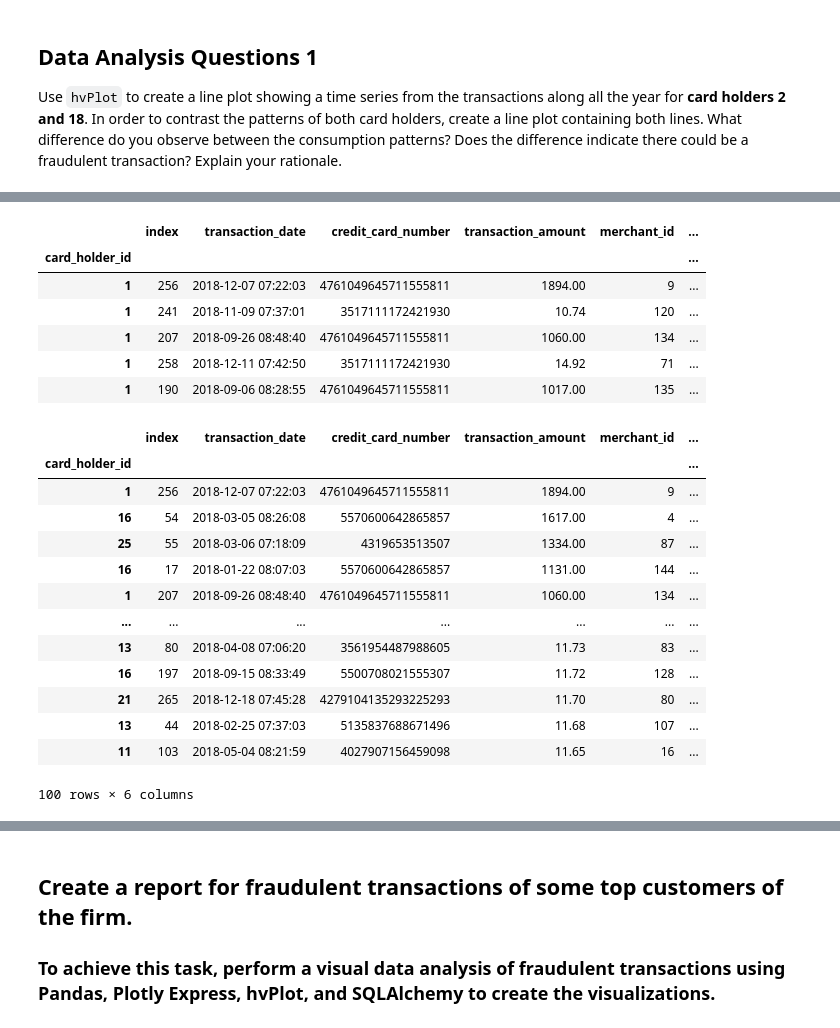
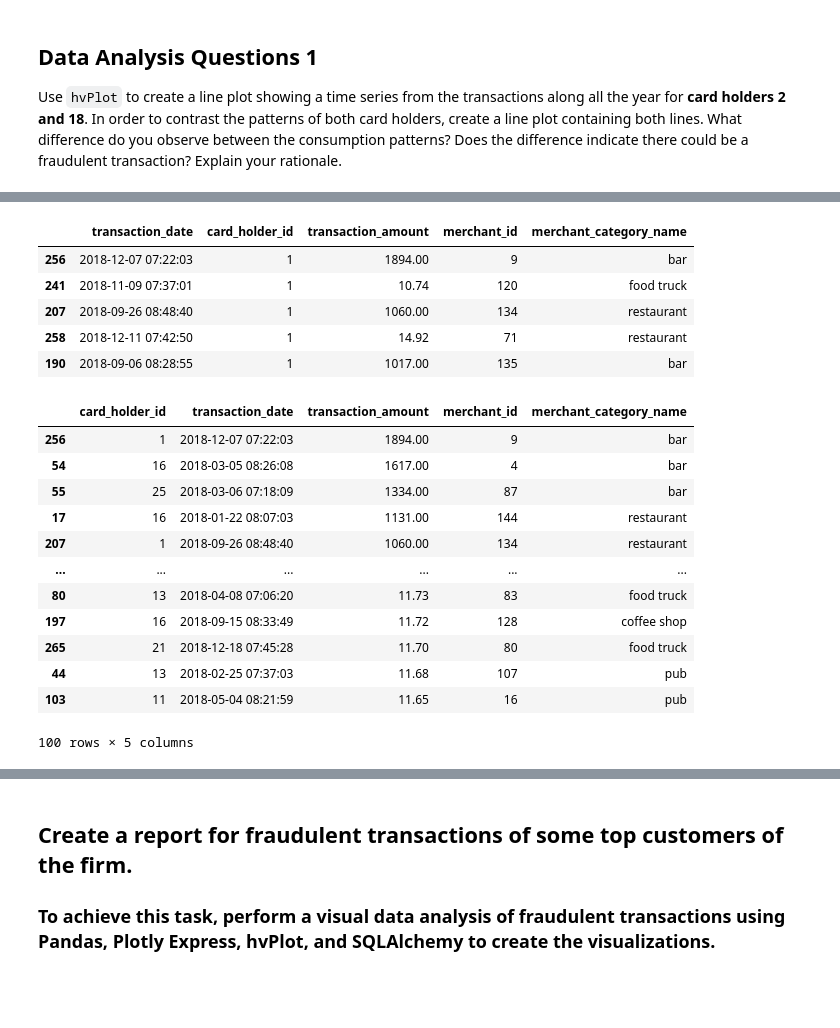
Before and after one commit to jonowens/suspicious_transactions, a Jupyter notebook: visual_data_analysis.ipynb, the cells around one changed output, grey strips where cells are left out. Cells and saved outputs as stored; diff of their text form; code cells hidden in the pictures; blank space fills up the shorter version.

```diff
--- a/visual_data_analysis.ipynb
+++ b/visual_data_analysis.ipynb
@@ -57,33 +60,34 @@ df_card_holder_hours_7_to_9.head()
 # %%
 # Group transactions for each card holder
 df_card_holder_hours_7_to_9.reset_index(inplace=True)
-df_card_holder_hours_7_to_9.set_index(['card_holder_id'], inplace=True)
-df_card_holder_hours_7_to_9.sort_index(inplace=True)
+#df_card_holder_hours_7_to_9.set_index(['card_holder_id'], inplace=True)
+#df_card_holder_hours_7_to_9.sort_index(inplace=True)
+df_card_holder_hours_7_to_9.sort_values('card_holder_id', ascending=True, inplace=True)
 df_card_holder_hours_7_to_9.head()
 # %% [output]
-|  | index | transaction_date | credit_card_number | transaction_amount | merchant_id | ... |
-| card_holder_id |  |  |  |  |  | ... |
-| 1 | 256 | 2018-12-07 07:22:03 | 4761049645711555811 | 1894.00 | 9 | ... |
-| 1 | 241 | 2018-11-09 07:37:01 | 3517111172421930 | 10.74 | 120 | ... |
-| 1 | 207 | 2018-09-26 08:48:40 | 4761049645711555811 | 1060.00 | 134 | ... |
-| 1 | 258 | 2018-12-11 07:42:50 | 3517111172421930 | 14.92 | 71 | ... |
-| 1 | 190 | 2018-09-06 08:28:55 | 4761049645711555811 | 1017.00 | 135 | ... |
+|  | transaction_date | card_holder_id | transaction_amount | merchant_id | merchant_category_name |
+| 256 | 2018-12-07 07:22:03 | 1 | 1894.00 | 9 | bar |
+| 241 | 2018-11-09 07:37:01 | 1 | 10.74 | 120 | food truck |
+| 207 | 2018-09-26 08:48:40 | 1 | 1060.00 | 134 | restaurant |
+| 258 | 2018-12-11 07:42:50 | 1 | 14.92 | 71 | restaurant |
+| 190 | 2018-09-06 08:28:55 | 1 | 1017.00 | 135 | bar |
 # %%
 # Show the 100 highest transactions during this time period
-highest_transaction_amounts = df_card_holder_hours_7_to_9.sort_values(by=['transaction_amount'], ascending=False)
-highest_transaction_amounts[:100]
+df_card_holder_hours_7_to_9 = df_card_holder_hours_7_to_9[['card_holder_id', 'transaction_date', 'transaction_amount', 'merchant_id', 'merchant_category_name']]
+highest_transaction_amounts = df_card_holder_hours_7_to_9.sort_values(['transaction_amount'], ascending=False)
+top_100_highest_transaction_amounts = highest_transaction_amounts[:100]
+top_100_highest_transaction_amounts
 # %% [output]
-|  | index | transaction_date | credit_card_number | transaction_amount | merchant_id | ... |
-| card_holder_id |  |  |  |  |  | ... |
-| 1 | 256 | 2018-12-07 07:22:03 | 4761049645711555811 | 1894.00 | 9 | ... |
-| 16 | 54 | 2018-03-05 08:26:08 | 5570600642865857 | 1617.00 | 4 | ... |
-| 25 | 55 | 2018-03-06 07:18:09 | 4319653513507 | 1334.00 | 87 | ... |
-| 16 | 17 | 2018-01-22 08:07:03 | 5570600642865857 | 1131.00 | 144 | ... |
-| 1 | 207 | 2018-09-26 08:48:40 | 4761049645711555811 | 1060.00 | 134 | ... |
-| ... | ... | ... | ... | ... | ... | ... |
-| 13 | 80 | 2018-04-08 07:06:20 | 3561954487988605 | 11.73 | 83 | ... |
-| 16 | 197 | 2018-09-15 08:33:49 | 5500708021555307 | 11.72 | 128 | ... |
-| 21 | 265 | 2018-12-18 07:45:28 | 4279104135293225293 | 11.70 | 80 | ... |
-| 13 | 44 | 2018-02-25 07:37:03 | 5135837688671496 | 11.68 | 107 | ... |
-| 11 | 103 | 2018-05-04 08:21:59 | 4027907156459098 | 11.65 | 16 | ... |
+|  | card_holder_id | transaction_date | transaction_amount | merchant_id | merchant_category_name |
+| 256 | 1 | 2018-12-07 07:22:03 | 1894.00 | 9 | bar |
+| 54 | 16 | 2018-03-05 08:26:08 | 1617.00 | 4 | bar |
+| 55 | 25 | 2018-03-06 07:18:09 | 1334.00 | 87 | bar |
+| 17 | 16 | 2018-01-22 08:07:03 | 1131.00 | 144 | restaurant |
+| 207 | 1 | 2018-09-26 08:48:40 | 1060.00 | 134 | restaurant |
+| ... | ... | ... | ... | ... | ... |
+| 80 | 13 | 2018-04-08 07:06:20 | 11.73 | 83 | food truck |
+| 197 | 16 | 2018-09-15 08:33:49 | 11.72 | 128 | coffee shop |
+| 265 | 21 | 2018-12-18 07:45:28 | 11.70 | 80 | food truck |
+| 44 | 13 | 2018-02-25 07:37:03 | 11.68 | 107 | pub |
+| 103 | 11 | 2018-05-04 08:21:59 | 11.65 | 16 | pub |
-100 rows × 6 columns
+100 rows × 5 columns
```
Also changed, not shown: parts of 19 cells of this notebook.
